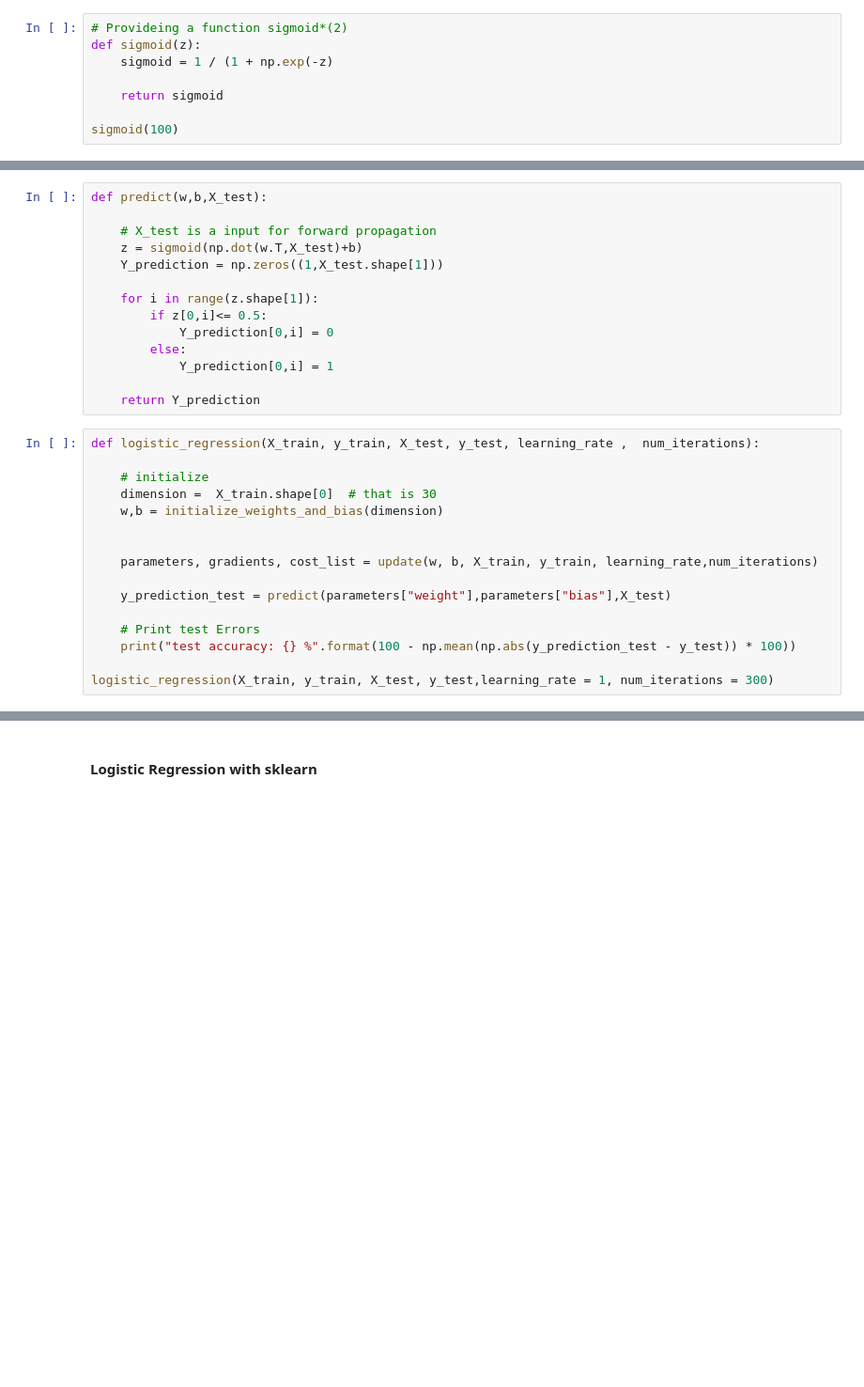
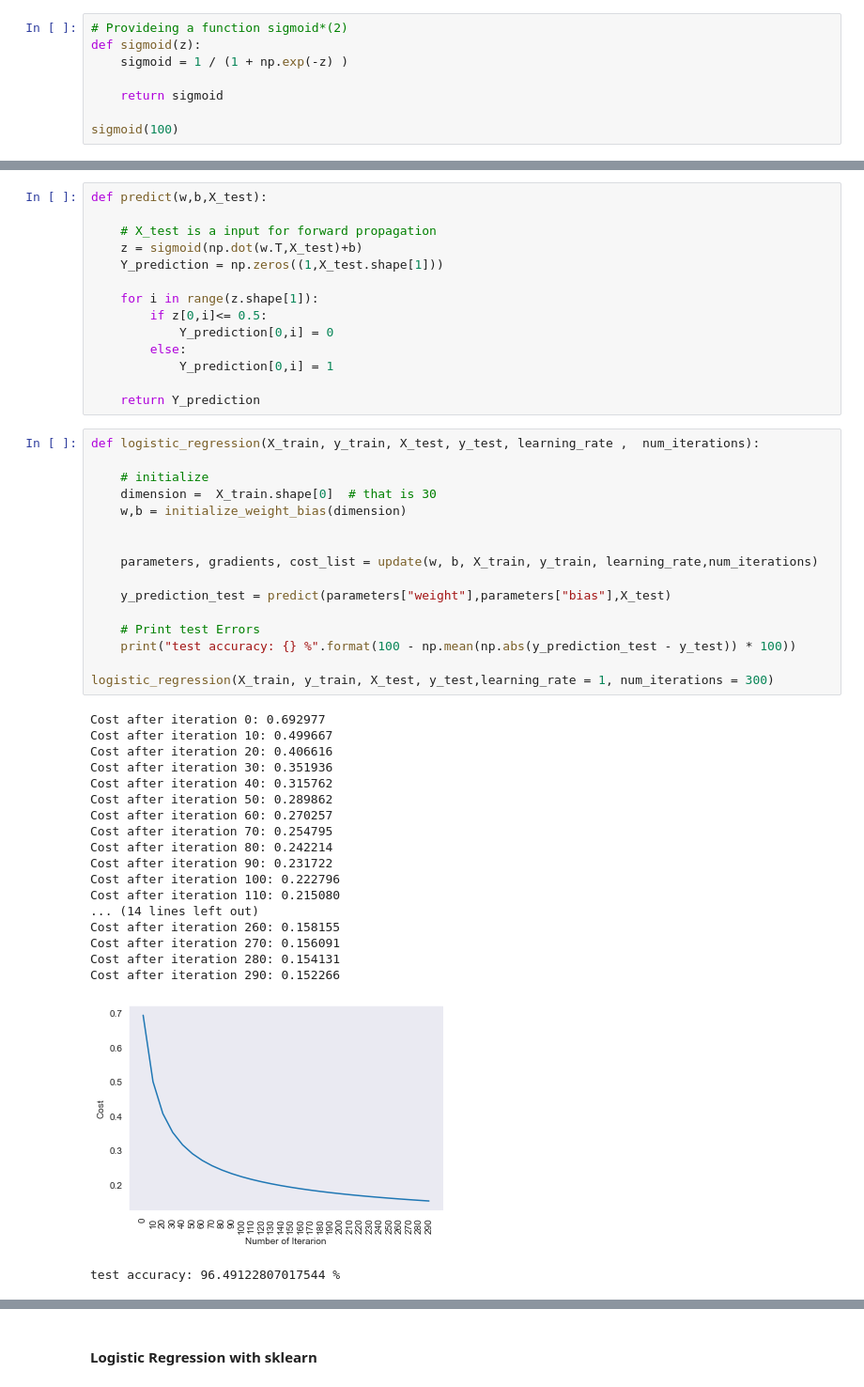
Before and after one commit to erdmkbc/Machine-Learning-Tutorial, a Jupyter notebook: Learning_Algorithms/Logistic_Regression/Cancer_data/Cancer_Logistic_Regression.ipynb, the cells around one changed output, grey strips where cells are left out. Shown at 94% size. Cells and saved outputs as stored; diff of their text form; blank space fills up the shorter version.

```diff
--- a/Learning_Algorithms/Logistic_Regression/Cancer_data/Cancer_Logistic_Regression.ipynb
+++ b/Learning_Algorithms/Logistic_Regression/Cancer_data/Cancer_Logistic_Regression.ipynb
@@ -333,7 +334,7 @@ initialize_weight_bias(30)
 # %%
 # Provideing a function sigmoid*(2)
 def sigmoid(z):
-    sigmoid = 1 / (1 + np.exp(-z)
+    sigmoid = 1 / (1 + np.exp(-z) )
 
     return sigmoid
 
@@ -409,16 +410,36 @@ def predict(w,b,X_test):
 # %%
 def logistic_regression(X_train, y_train, X_test, y_test, learning_rate ,  num_iterations):
 
     # initialize
     dimension =  X_train.shape[0]  # that is 30
-    w,b = initialize_weights_and_bias(dimension)
+    w,b = initialize_weight_bias(dimension)
 
 
     parameters, gradients, cost_list = update(w, b, X_train, y_train, learning_rate,num_iterations)
 
     y_prediction_test = predict(parameters["weight"],parameters["bias"],X_test)
 
     # Print test Errors
     print("test accuracy: {} %".format(100 - np.mean(np.abs(y_prediction_test - y_test)) * 100))
 
 logistic_regression(X_train, y_train, X_test, y_test,learning_rate = 1, num_iterations = 300)
+# %% [output]
+Cost after iteration 0: 0.692977
+Cost after iteration 10: 0.499667
+Cost after iteration 20: 0.406616
+Cost after iteration 30: 0.351936
+Cost after iteration 40: 0.315762
+Cost after iteration 50: 0.289862
+Cost after iteration 60: 0.270257
+Cost after iteration 70: 0.254795
+Cost after iteration 80: 0.242214
+Cost after iteration 90: 0.231722
+Cost after iteration 100: 0.222796
+Cost after iteration 110: 0.215080
+... (14 lines left out)
+Cost after iteration 260: 0.158155
+Cost after iteration 270: 0.156091
+Cost after iteration 280: 0.154131
+Cost after iteration 290: 0.152266
+[figure, added]
+test accuracy: 96.49122807017544 %
```
Also changed, not shown: parts of 24 cells of this notebook.
